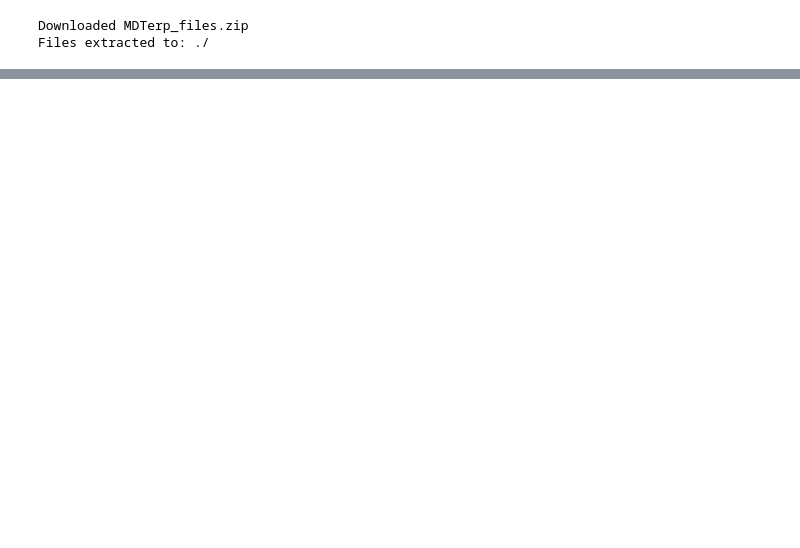
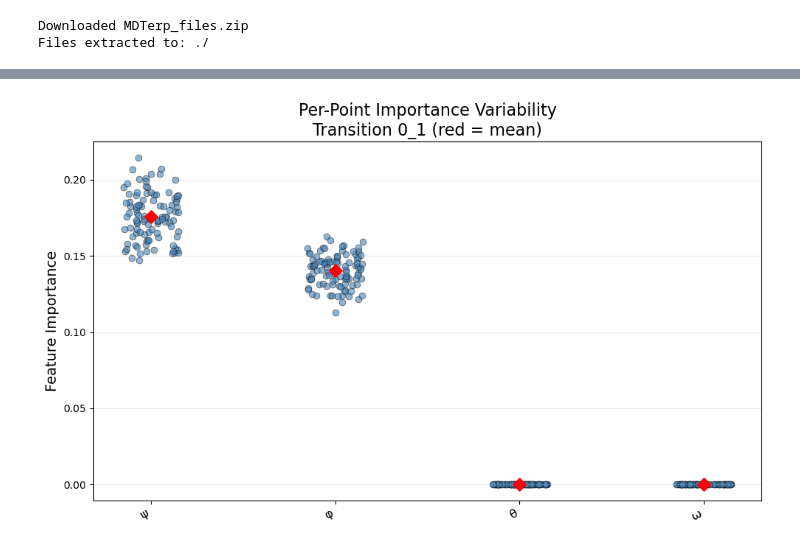
Before and after one commit to shams-mehdi/MDTerp, a Jupyter notebook: MDTerp_VAMPNets.ipynb, the cells around one changed output, grey strips where cells are left out. Cells and saved outputs as stored; diff of their text form; code cells hidden in the pictures; blank space fills up the shorter version.

```diff
--- a/MDTerp_VAMPNets.ipynb
+++ b/MDTerp_VAMPNets.ipynb
@@ -101,2 +104,7 @@ for ii in summary:
+# %%
+# Per-point importance variability
+fig = MDTerp.plot_point_variability(all_result_loc, feature_names_loc, transitions[0], top_n=4)
+# %% [output]
+[figure, added]
 # %%
 # For all the investigated points, fetch n_th dominant features (n = 0 is most dominant).
```
Also changed, not shown: parts of 6 cells of this notebook, 49 other files.
